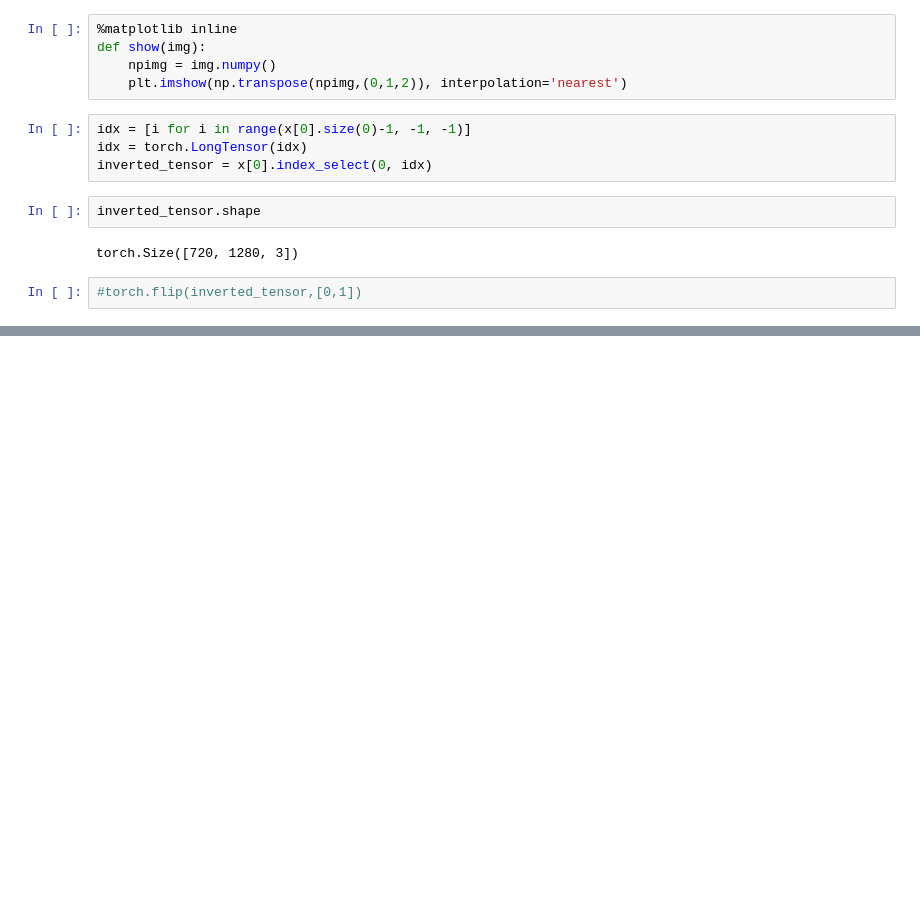
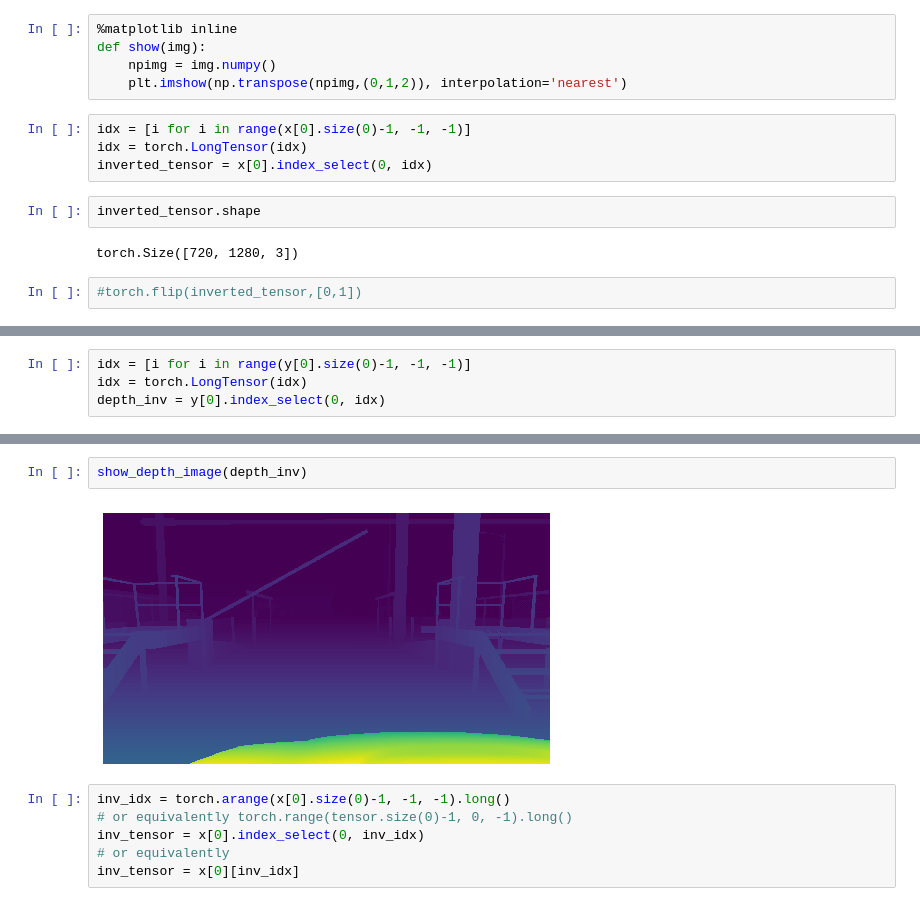
Before and after one commit to BenSnow6/depth_estimation, a Jupyter notebook: Data Preprocessing/Dataset_statistics.ipynb, the cells around one changed output, grey strips where cells are left out. Saved outputs shown, nothing was run; the diff lists cells and outputs as text; blank space fills up the shorter version.

```diff
--- a/Data Preprocessing/Dataset_statistics.ipynb
+++ b/Data Preprocessing/Dataset_statistics.ipynb
@@ -208,0 +216,4 @@ show(torch.flip(inverted_tensor,[1,2]))
+# %%
+idx = [i for i in range(y[0].size(0)-1, -1, -1)]
+idx = torch.LongTensor(idx)
+depth_inv = y[0].index_select(0, idx)
@@ -208,0 +224,10 @@ show(torch.flip(inverted_tensor,[1,2]))
+# %%
+show_depth_image(depth_inv)
+# %% [output]
+[figure, added]
+# %%
+inv_idx = torch.arange(x[0].size(0)-1, -1, -1).long()
+# or equivalently torch.range(tensor.size(0)-1, 0, -1).long()
+inv_tensor = x[0].index_select(0, inv_idx)
+# or equivalently
+inv_tensor = x[0][inv_idx]
```
Also changed, not shown: parts of 13 cells of this notebook.
